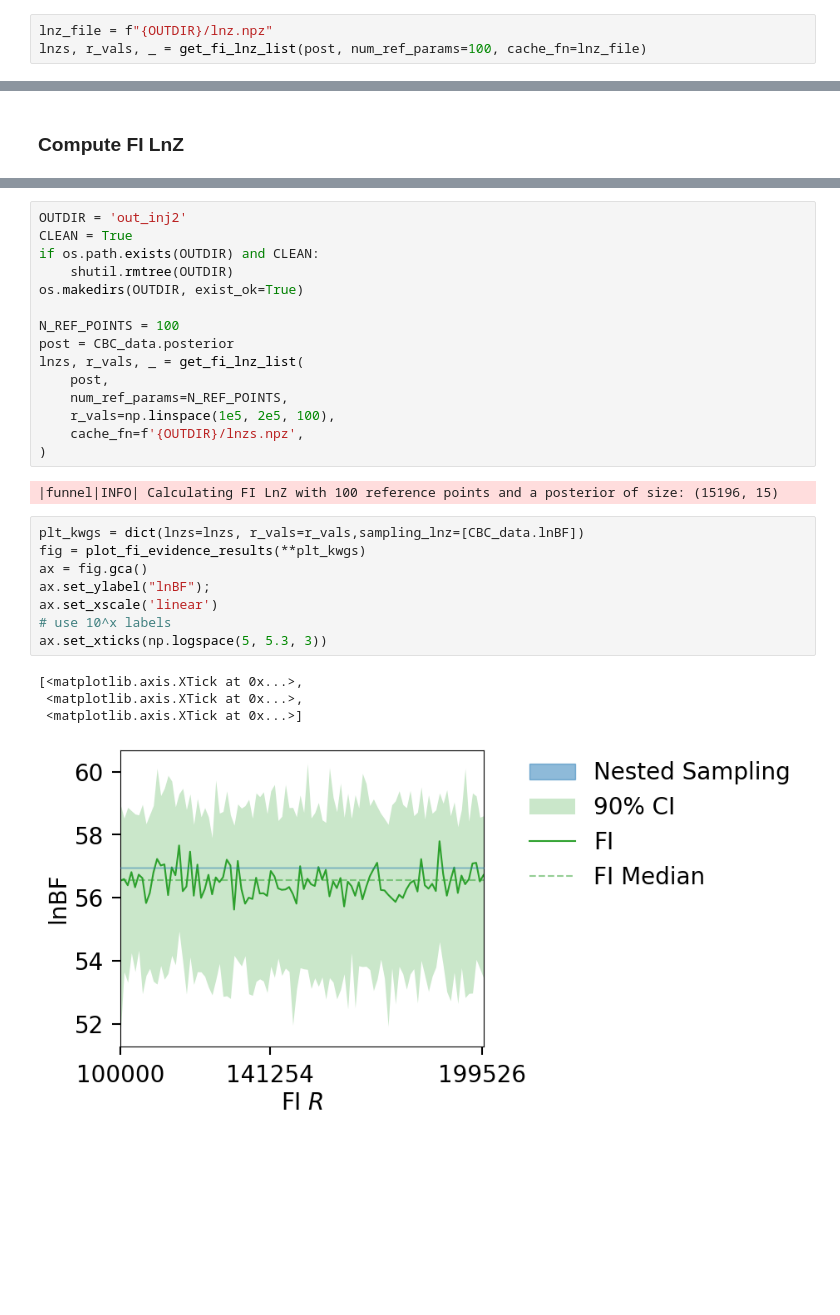
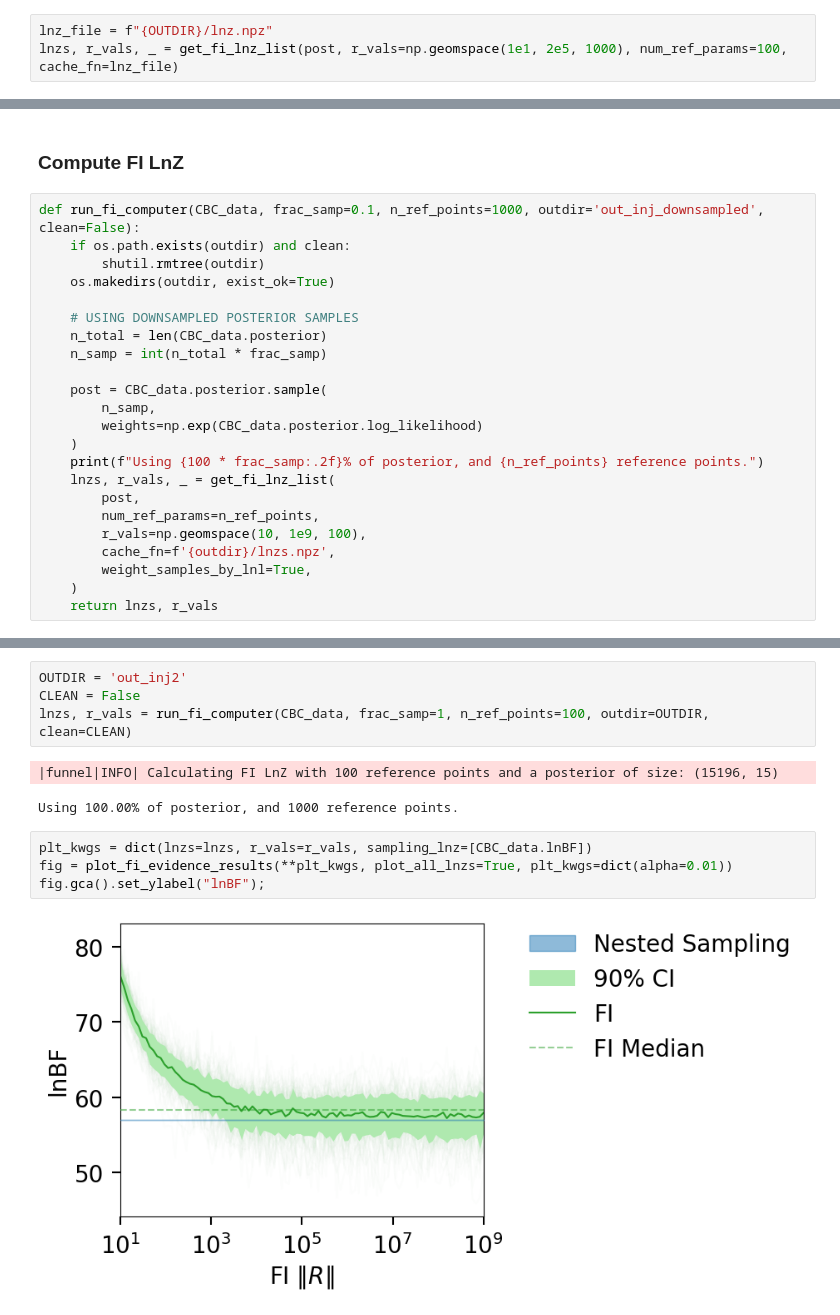
Before and after one commit to avivajpeyi/funnel, a Jupyter notebook: docs/examples/lvk_injection.ipynb, the cells around one changed output, grey strips where cells are left out. Saved outputs shown, nothing was run; the diff lists cells and outputs as text; blank space fills up the shorter version.

```diff
--- a/docs/examples/lvk_injection.ipynb
+++ b/docs/examples/lvk_injection.ipynb
@@ -151,5 +140,5 @@ NOTE: the LVK stores the log-likelihood - noise log-likelihood in the column lab
 ### Compute FI evidence
 # %%
 lnz_file = f"{OUTDIR}/lnz.npz"
-lnzs, r_vals, _ = get_fi_lnz_list(post, num_ref_params=100, cache_fn=lnz_file)
+lnzs, r_vals, _ = get_fi_lnz_list(post, r_vals=np.geomspace(1e1, 2e5, 1000), num_ref_params=100, cache_fn=lnz_file)
 # %% [output]
@@ -222,4 +217,27 @@ LnBF: 56.96249503300896
 NOTE: the `log-likelihood` column is actually the `lnl-noise Lnl` (the `log-likelihood-ratio`).
 # %% [markdown]
 ### Compute FI LnZ
+# %%
+def run_fi_computer(CBC_data, frac_samp=0.1, n_ref_points=1000, outdir='out_inj_downsampled', clean=False):
+    if os.path.exists(outdir) and clean:
+        shutil.rmtree(outdir)
+    os.makedirs(outdir, exist_ok=True)
+
+    # USING DOWNSAMPLED POSTERIOR SAMPLES
+    n_total = len(CBC_data.posterior)
+    n_samp = int(n_total * frac_samp)
+
+    post = CBC_data.posterior.sample(
+        n_samp,
+        weights=np.exp(CBC_data.posterior.log_likelihood)
+    )
+    print(f"Using {100 * frac_samp:.2f}% of posterior, and {n_ref_points} reference points.")
+    lnzs, r_vals, _ = get_fi_lnz_list(
+        post,
+        num_ref_params=n_ref_points,
+        r_vals=np.geomspace(10, 1e9, 100),
+        cache_fn=f'{outdir}/lnzs.npz',
+        weight_samples_by_lnl=True,
+    )
+    return lnzs, r_vals
 # %% [markdown]
@@ -262,30 +284,13 @@ fig.gca().set_ylabel("lnBF");
-# %%
-OUTDIR = 'out_inj2'
-CLEAN = True
-if os.path.exists(OUTDIR) and CLEAN:
-    shutil.rmtree(OUTDIR)
-os.makedirs(OUTDIR, exist_ok=True)
-
-N_REF_POINTS = 100
-post = CBC_data.posterior
-lnzs, r_vals, _ = get_fi_lnz_list(
-    post,
-    num_ref_params=N_REF_POINTS,
-    r_vals=np.linspace(1e5, 2e5, 100),
-    cache_fn=f'{OUTDIR}/lnzs.npz',
-)
-# %% [output]
-|funnel|INFO| Calculating FI LnZ with 100 reference points and a posterior of size: (15196, 15)
+# %%
+OUTDIR = 'out_inj2'
+CLEAN = False
+lnzs, r_vals = run_fi_computer(CBC_data, frac_samp=1, n_ref_points=100, outdir=OUTDIR, clean=CLEAN)
+# %% [output]
+|funnel|INFO| Calculating FI LnZ with 100 reference points and a posterior of size: (15196, 15)
+Using 100.00% of posterior, and 1000 reference points.
 # %%
-plt_kwgs = dict(lnzs=lnzs, r_vals=r_vals,sampling_lnz=[CBC_data.lnBF])
-fig = plot_fi_evidence_results(**plt_kwgs)
-ax = fig.gca()
-ax.set_ylabel("lnBF");
-ax.set_xscale('linear')
-# use 10^x labels
-ax.set_xticks(np.logspace(5, 5.3, 3))
+plt_kwgs = dict(lnzs=lnzs, r_vals=r_vals, sampling_lnz=[CBC_data.lnBF])
+fig = plot_fi_evidence_results(**plt_kwgs, plot_all_lnzs=True, plt_kwgs=dict(alpha=0.01))
+fig.gca().set_ylabel("lnBF");
 # %% [output]
-[<matplotlib.axis.XTick at 0x...>,
- <matplotlib.axis.XTick at 0x...>,
- <matplotlib.axis.XTick at 0x...>]
-[figure, old version]
+[figure, new version]
```
Also changed, not shown: parts of 19 cells of this notebook, 18 other files.
